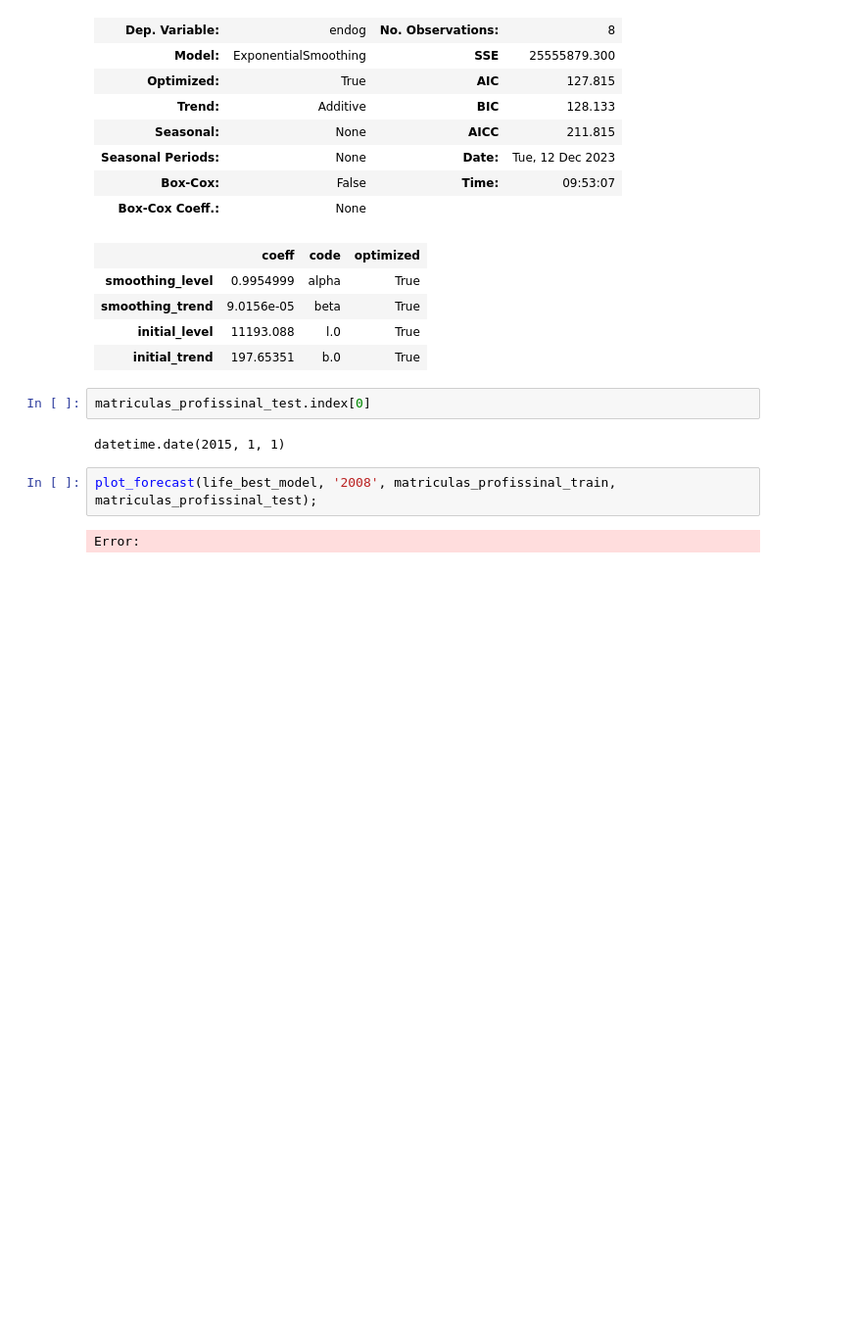
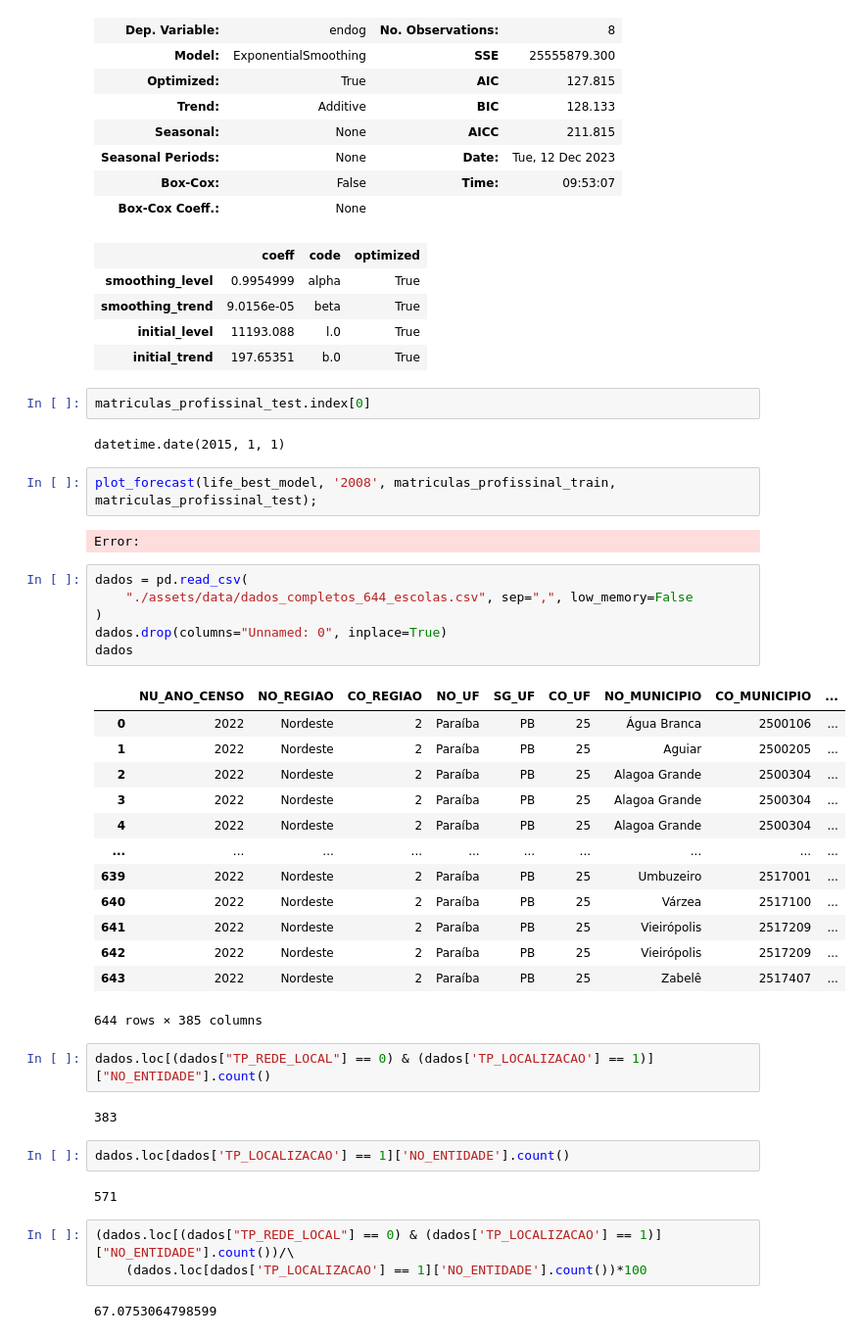
Before and after one commit to rivaldo/dashboard_censo, a Jupyter notebook: previsao_matriculas_escolas.ipynb, the cells around one changed output. Shown: that part at 98% size. Drawn from its saved outputs; the diff is of its cells as text; blank space fills up the shorter version.

```diff
--- a/previsao_matriculas_escolas.ipynb
+++ b/previsao_matriculas_escolas.ipynb
@@ -168,3 +168,36 @@ datetime.date(2015, 1, 1)
 plot_forecast(life_best_model, '2008', matriculas_profissinal_train, matriculas_profissinal_test);
 # %% [output]
 Error:
+# %%
+dados = pd.read_csv(
+    "./assets/data/dados_completos_644_escolas.csv", sep=",", low_memory=False
+)
+dados.drop(columns="Unnamed: 0", inplace=True)
+dados
+# %% [output]
+|  | NU_ANO_CENSO | NO_REGIAO | CO_REGIAO | NO_UF | SG_UF | CO_UF | NO_MUNICIPIO | CO_MUNICIPIO | ... |
+| 0 | 2022 | Nordeste | 2 | Paraíba | PB | 25 | Água Branca | 2500106 | ... |
+| 1 | 2022 | Nordeste | 2 | Paraíba | PB | 25 | Aguiar | 2500205 | ... |
+| 2 | 2022 | Nordeste | 2 | Paraíba | PB | 25 | Alagoa Grande | 2500304 | ... |
+| 3 | 2022 | Nordeste | 2 | Paraíba | PB | 25 | Alagoa Grande | 2500304 | ... |
+| 4 | 2022 | Nordeste | 2 | Paraíba | PB | 25 | Alagoa Grande | 2500304 | ... |
+| ... | ... | ... | ... | ... | ... | ... | ... | ... | ... |
+| 639 | 2022 | Nordeste | 2 | Paraíba | PB | 25 | Umbuzeiro | 2517001 | ... |
+| 640 | 2022 | Nordeste | 2 | Paraíba | PB | 25 | Várzea | 2517100 | ... |
+| 641 | 2022 | Nordeste | 2 | Paraíba | PB | 25 | Vieirópolis | 2517209 | ... |
+| 642 | 2022 | Nordeste | 2 | Paraíba | PB | 25 | Vieirópolis | 2517209 | ... |
+| 643 | 2022 | Nordeste | 2 | Paraíba | PB | 25 | Zabelê | 2517407 | ... |
+644 rows × 385 columns
+# %%
+dados.loc[(dados["TP_REDE_LOCAL"] == 0) & (dados['TP_LOCALIZACAO'] == 1)]["NO_ENTIDADE"].count()
+# %% [output]
+383
+# %%
+dados.loc[dados['TP_LOCALIZACAO'] == 1]['NO_ENTIDADE'].count()
+# %% [output]
+571
+# %%
+(dados.loc[(dados["TP_REDE_LOCAL"] == 0) & (dados['TP_LOCALIZACAO'] == 1)]["NO_ENTIDADE"].count())/\
+    (dados.loc[dados['TP_LOCALIZACAO'] == 1]['NO_ENTIDADE'].count())*100
+# %% [output]
+67.0753064798599
```
Also changed, not shown: parts of 1 cell of this notebook, 1 other file.
